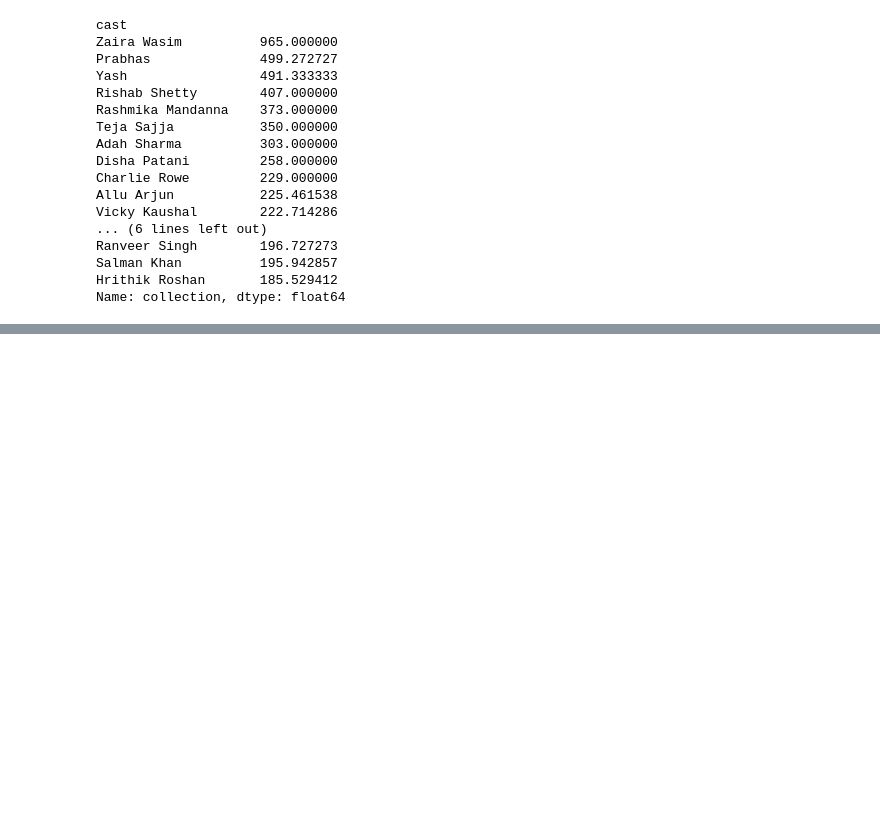
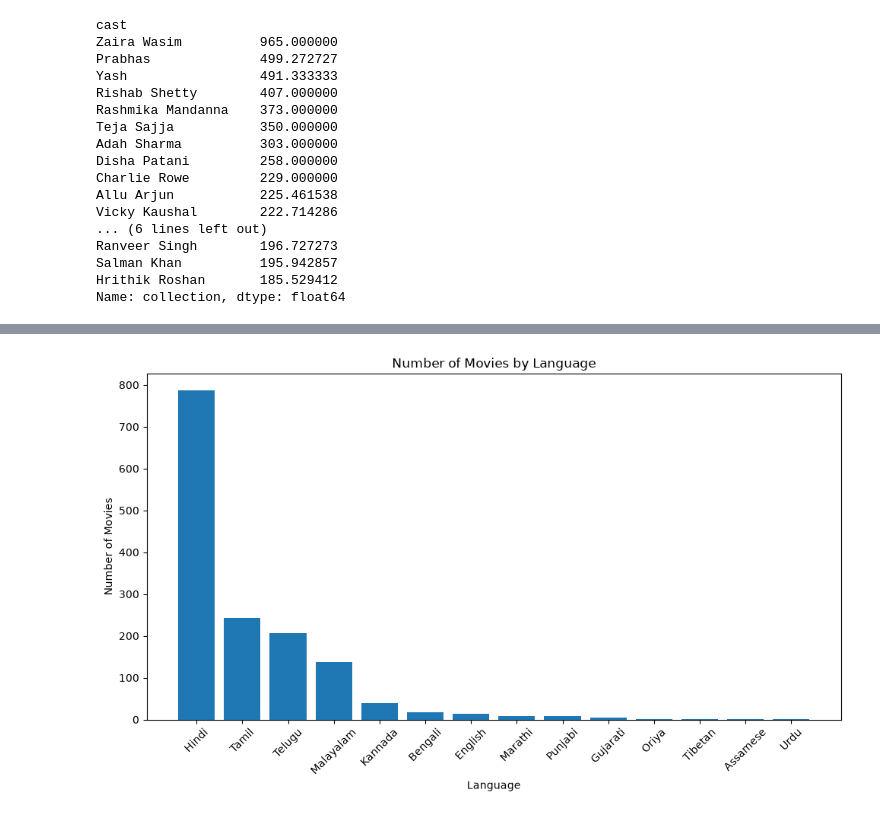
Before and after one commit to jalshah-30/Box_office_prediction, a Jupyter notebook: EDA.ipynb, the cells around one changed output, grey strips where cells are left out. Saved outputs shown, nothing was run; the diff lists cells and outputs as text; code cells hidden in the pictures; blank space fills up the shorter version.

```diff
--- a/EDA.ipynb
+++ b/EDA.ipynb
@@ -381,0 +458,14 @@ Name: collection, dtype: float64
+# %%
+language_counts = df["original_language"].value_counts()
+
+# Plot
+plt.figure(figsize=(10, 6))
+plt.bar(language_counts.index, language_counts.values)
+plt.xlabel("Language")
+plt.ylabel("Number of Movies")
+plt.title("Number of Movies by Language")
+plt.xticks(rotation=45)
+plt.tight_layout()
+plt.show()
+# %% [output]
+[figure, added]
```
Also changed, not shown: parts of 2 cells of this notebook.
